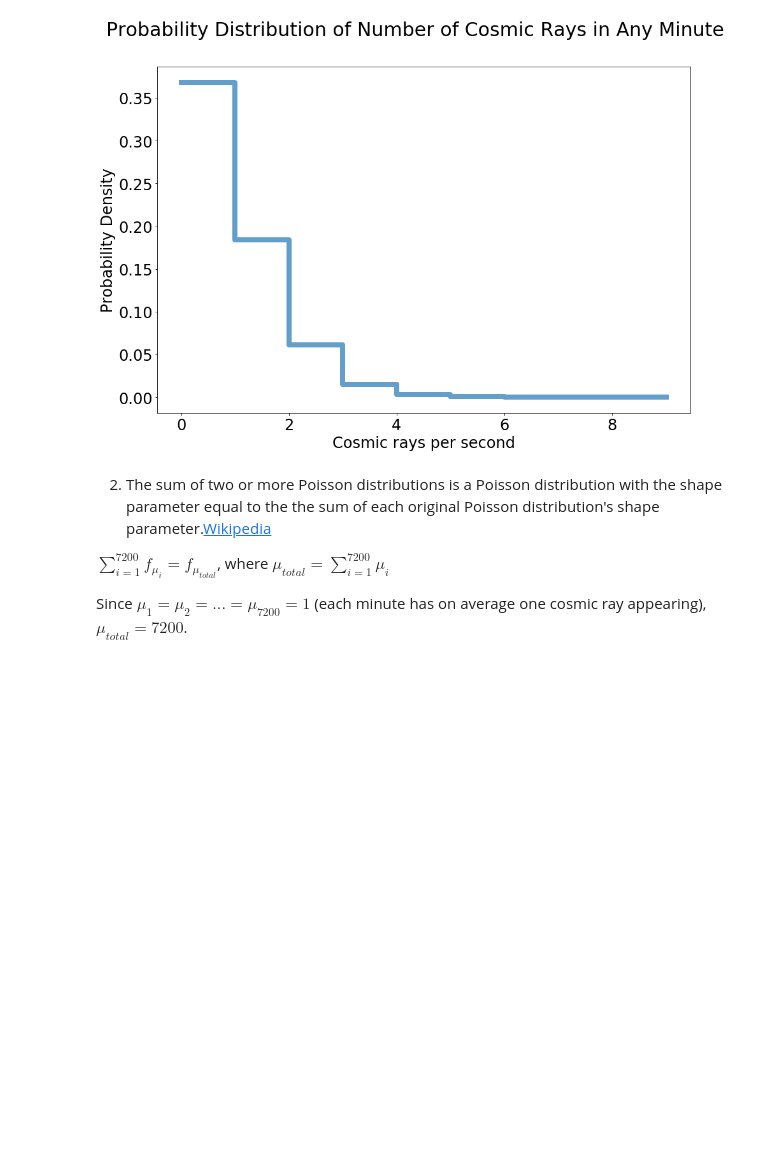
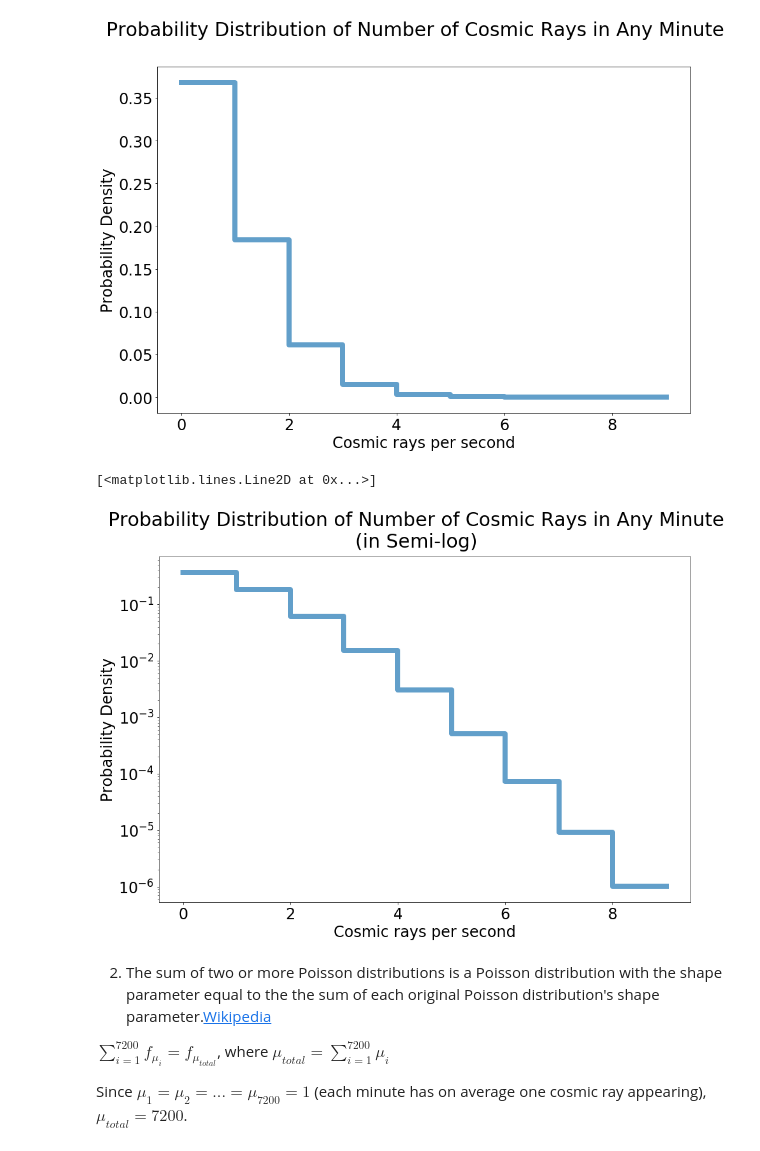
Before and after one commit to John-ZH/PHYS-343-Lab, a Jupyter notebook: John_Zhuang_Lab03.ipynb, the cells around one changed output. Cells and saved outputs as stored; diff of their text form; code cells hidden in the pictures; blank space fills up the shorter version.

```diff
--- a/John_Zhuang_Lab03.ipynb
+++ b/John_Zhuang_Lab03.ipynb
@@ -391,6 +398,16 @@ plt.step(x, y, linewidth = 8,alpha = 0.7)
 # %% [output]
 [<matplotlib.lines.Line2D at 0x...>]
 [figure]
+# %%
+plt.tick_params(labelsize = 24)
+plt.suptitle('Probability Distribution of Number of Cosmic Rays in Any Minute\n(in Semi-log)', fontsize=30)
+plt.xlabel('Cosmic rays per second', fontsize = 24)
+plt.ylabel('Probability Density', fontsize = 24)
+plt.yscale('log')
+plt.step(x, y, linewidth = 8,alpha = 0.7)
+# %% [output]
+[<matplotlib.lines.Line2D at 0x...>]
+[figure, added]
 # %% [markdown]
 2) The sum of two or more Poisson distributions is a Poisson distribution with the shape parameter equal to the the sum of each original Poisson distribution's shape parameter.[Wikipedia](https://en.wikipedia.org/wiki/Poisson_distribution#Sums_of_Poisson-distributed_random_variables)
 
```
Also changed, not shown: parts of 10 cells of this notebook.
